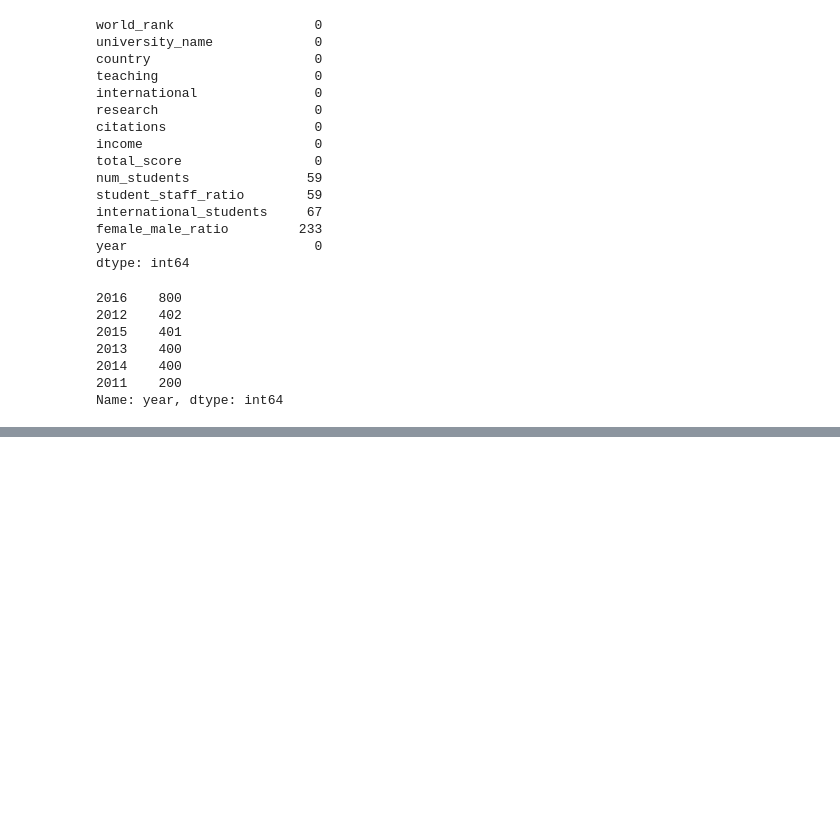
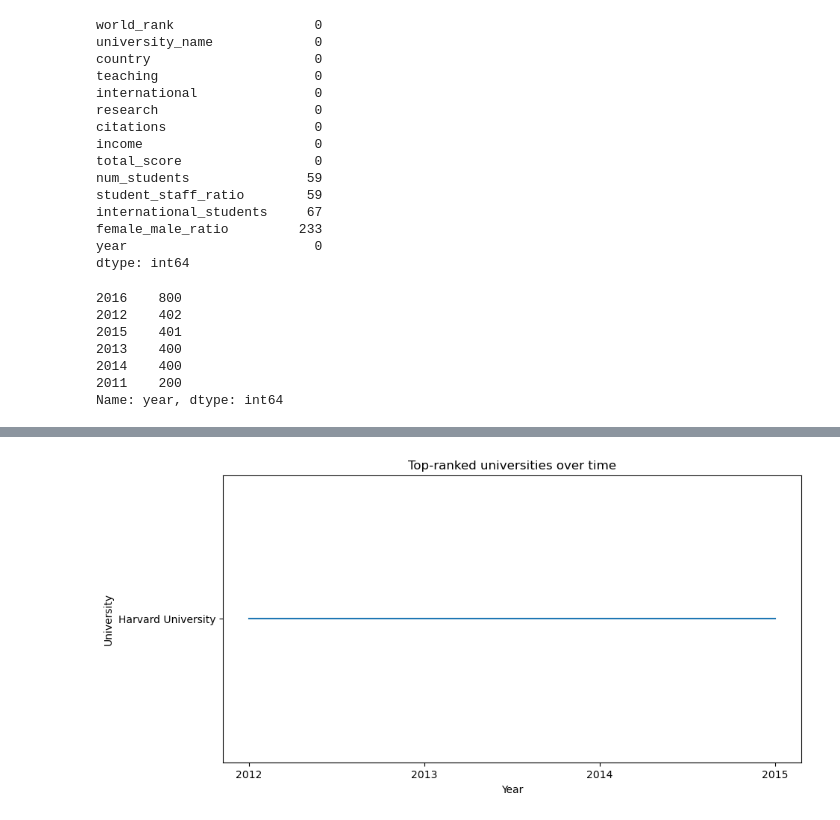
Before and after one commit to mynamescheff/uni-rank, a Jupyter notebook: rank.ipynb, the cells around one changed output, grey strips where cells are left out. Cells and saved outputs as stored; diff of their text form; code cells hidden in the pictures; blank space fills up the shorter version.

```diff
--- a/rank.ipynb
+++ b/rank.ipynb
@@ -147,0 +229,3 @@ df_times_2016.head(5)
+# %%
+df_cwur = pd.read_csv('cwurData.csv')
+df_cwur.head(5)
@@ -147,0 +452,13 @@ df_times_2016.head(5)
+# %%
+# Group the data by year and find the top-ranked university for each year
+top_universities = df_cwur.groupby('year')['institution'].first()
+#visualize top-ranked universities over time
+plt.figure(figsize=(10,5))
+plt.plot(top_universities.index, top_universities.values)
+plt.xticks(np.arange(2012, 2016, 1))
+plt.xlabel('Year')
+plt.ylabel('University')
+plt.title('Top-ranked universities over time')
+plt.show()
+# %% [output]
+[figure, added]
```
Also changed, not shown: parts of 57 cells of this notebook.
